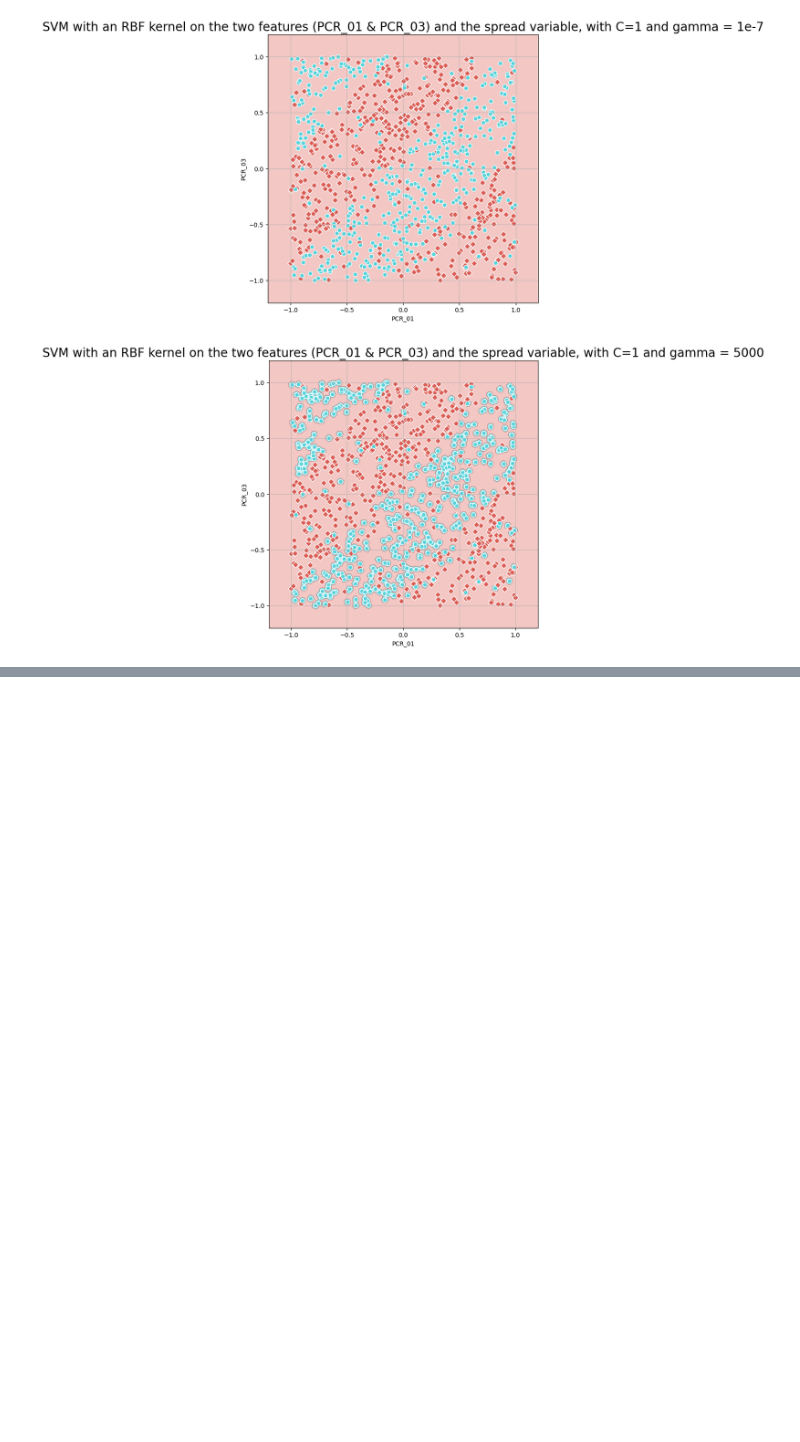
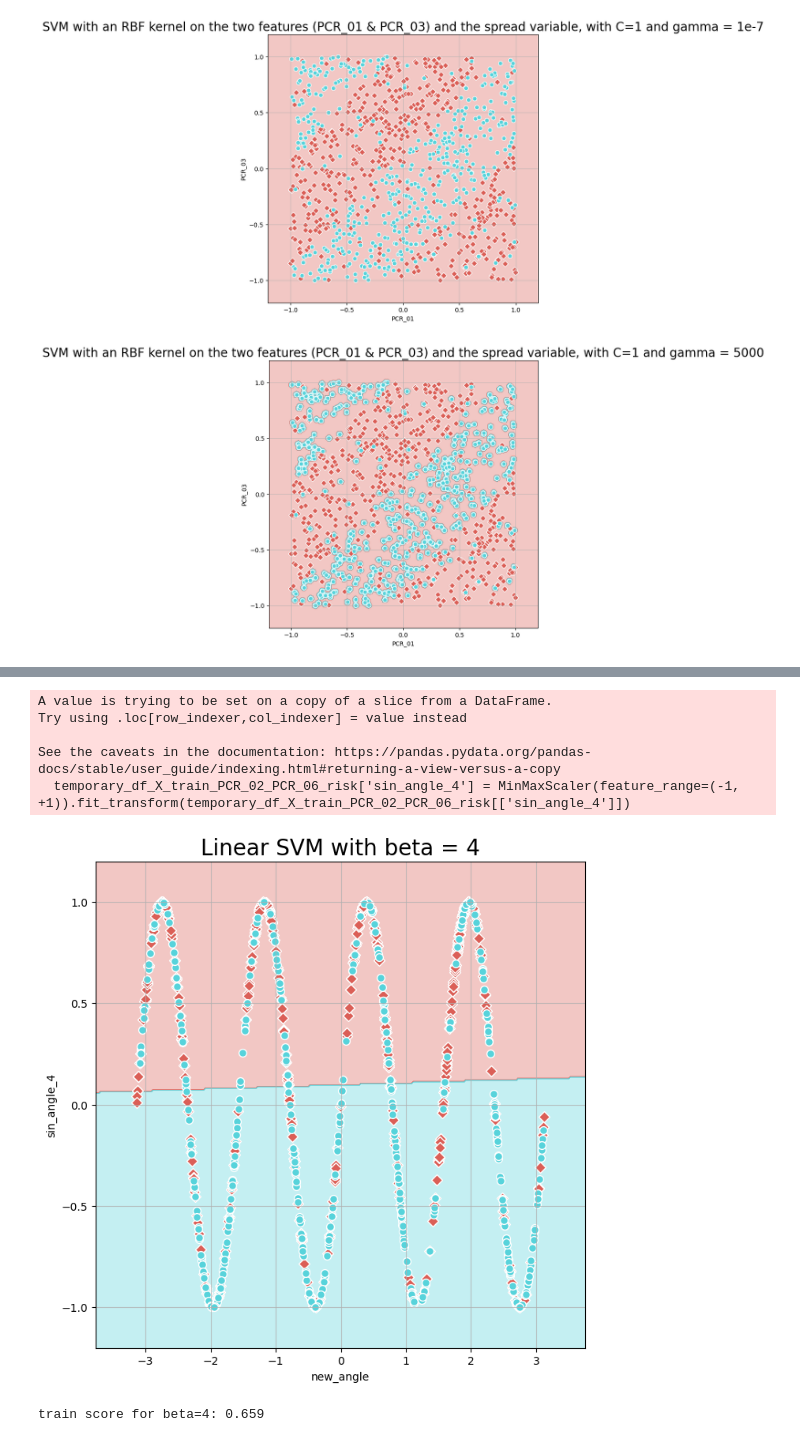
Before and after one commit to mayagel/mlhw2wet, a Jupyter notebook: Copy_of_Untitled1.ipynb, the cells around one changed output, grey strips where cells are left out. Saved outputs shown, nothing was run; the diff lists cells and outputs as text; code cells hidden in the pictures; blank space fills up the shorter version.

```diff
--- a/Copy_of_Untitled1.ipynb
+++ b/Copy_of_Untitled1.ipynb
@@ -688,0 +749,27 @@ AttributeError: 'numpy.ndarray' object has no attribute 'rows'
+# %%
+# temporary_df_X_train_PCR_02_PCR_06_risk.loc[:, 'sin_angle_4.124'] = np.sin(np.pi*4.124*pcr_2_6_full_data['angle'])
+# pcr_2_6_full_data['sin_angle_4.124'] = MinMaxScaler(feature_range=(-1, +1)).fit_transform(pcr_2_6_full_data[['sin_angle_4.124']])
+# angle_sin_angle_4124 = pcr_2_6_full_data[['angle', 'sin_angle_4.124']].values
+# svc_4124 = SVC(C=1, gamma=1, kernel='linear')
+# svc_4124.fit(angle_sin_angle_4124, pcr_2_6_train_data_labels)
+# visualize_clf(svc_4124, angle_sin_angle_4124, pcr_2_6_train_data_labels, 'Linear SVM with beta = 4.124', xlabel='angle', ylabel='sin_angle_4.124')
+# train_score = svc_4124.score(angle_sin_angle_4124, pcr_2_6_train_data_labels)
+# print(f"train score for beta=4.124: {train_score}")
+# wrote the code above with our data
+
+temporary_df_X_train_PCR_02_PCR_06_risk.loc[:, 'sin_angle_4'] = np.sin(4*temporary_df_X_train_PCR_02_PCR_06_risk['new_angle'])
+temporary_df_X_train_PCR_02_PCR_06_risk['sin_angle_4'] = MinMaxScaler(feature_range=(-1, +1)).fit_transform(temporary_df_X_train_PCR_02_PCR_06_risk[['sin_angle_4']])
+angle_sin_angle_4 = temporary_df_X_train_PCR_02_PCR_06_risk[['new_angle', 'sin_angle_4']].values
+svc_4 = SVC(C=1, gamma=1, kernel='linear')
+svc_4.fit(angle_sin_angle_4, temporary_df_X_train_PCR_02_PCR_06_risk['risk'])
+visualize_clf(svc_4, angle_sin_angle_4, temporary_df_X_train_PCR_02_PCR_06_risk['risk'], 'Linear SVM with beta = 4', xlabel='new_angle', ylabel='sin_angle_4')
+train_score = svc_4.score(angle_sin_angle_4, temporary_df_X_train_PCR_02_PCR_06_risk['risk'])
+print(f"train score for beta=4: {train_score}")
+# %% [output]
+A value is trying to be set on a copy of a slice from a DataFrame.
+Try using .loc[row_indexer,col_indexer] = value instead
+
+See the caveats in the documentation: https://pandas.pydata.org/pandas-docs/stable/user_guide/indexing.html#returning-a-view-versus-a-copy
+  temporary_df_X_train_PCR_02_PCR_06_risk['sin_angle_4'] = MinMaxScaler(feature_range=(-1, +1)).fit_transform(temporary_df_X_train_PCR_02_PCR_06_risk[['sin_angle_4']])
+[figure, added]
+train score for beta=4: 0.659
```
Also changed, not shown: parts of 15 cells of this notebook, 1 other file.
